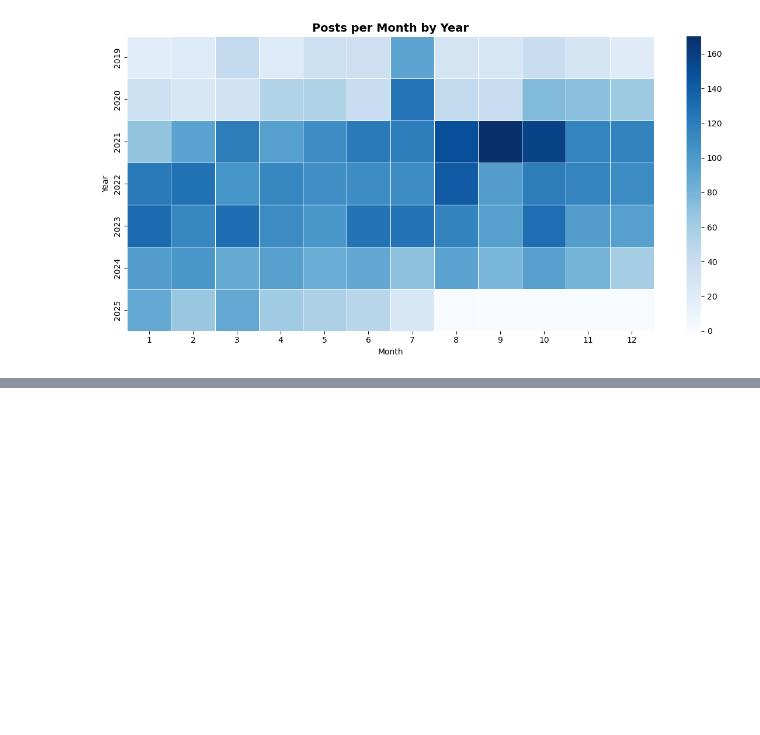
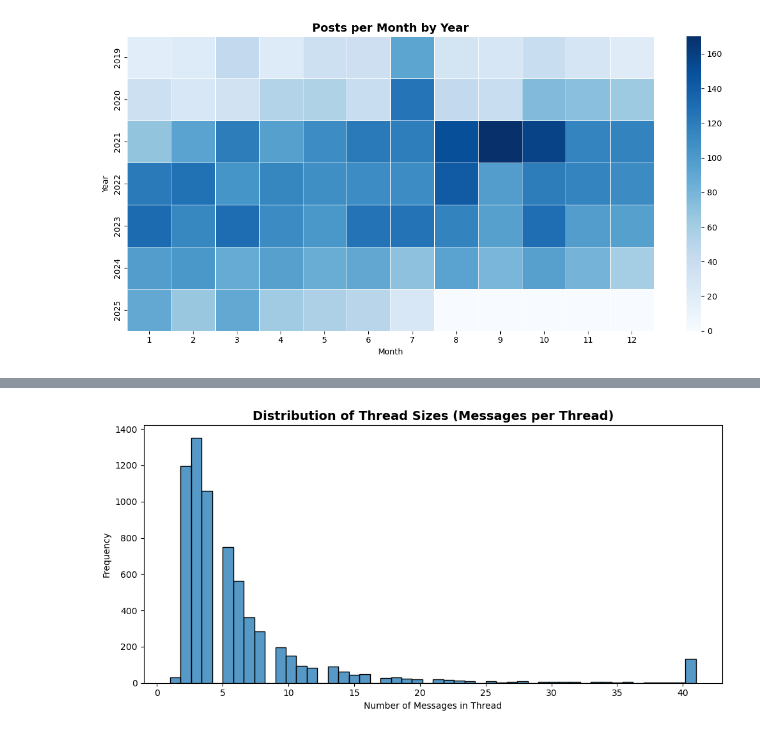
Before and after one commit to ruhinb/mds-mental-resproj, a Jupyter notebook: codes/beyondblue_eda.ipynb, the cells around one changed output, grey strips where cells are left out. Saved outputs shown, nothing was run; the diff lists cells and outputs as text; code cells hidden in the pictures; blank space fills up the shorter version.

```diff
--- a/codes/beyondblue_eda.ipynb
+++ b/codes/beyondblue_eda.ipynb
@@ -547,0 +704,17 @@ plt.tight_layout(); plt.show()
+# %%
+# thread-level metrics: messages per thread, unique participants, thread duration
+thread_stats = (
+    df_flat
+    .groupby('parent_post_id')
+    .agg(
+        n_messages=('text','count'),
+        n_participants=('user_id','nunique'),
+        start=('date','min'),
+        end=('date','max'),
+        category=('category','first')
+    )
+    .assign(duration_days=lambda d: (d['end'] - d['start']).dt.total_seconds() / (24*3600))
+    .sort_values('n_messages', ascending=False)
+)
+
+thread_stats.head(10)
@@ -547,0 +881,11 @@ plt.tight_layout(); plt.show()
+# %%
+# Distribution of Thread Sizes (Messages per Thread)
+plt.figure(figsize=(10,5))
+sns.histplot(thread_stats['n_messages'], bins=50, kde=False)
+plt.title("Distribution of Thread Sizes (Messages per Thread)", fontsize=14, weight='bold')
+plt.xlabel("Number of Messages in Thread")
+plt.ylabel("Frequency")
+plt.tight_layout()
+plt.show()
+# %% [output]
+[figure, added]
```
Also changed, not shown: parts of 25 cells of this notebook, 12 other files.
